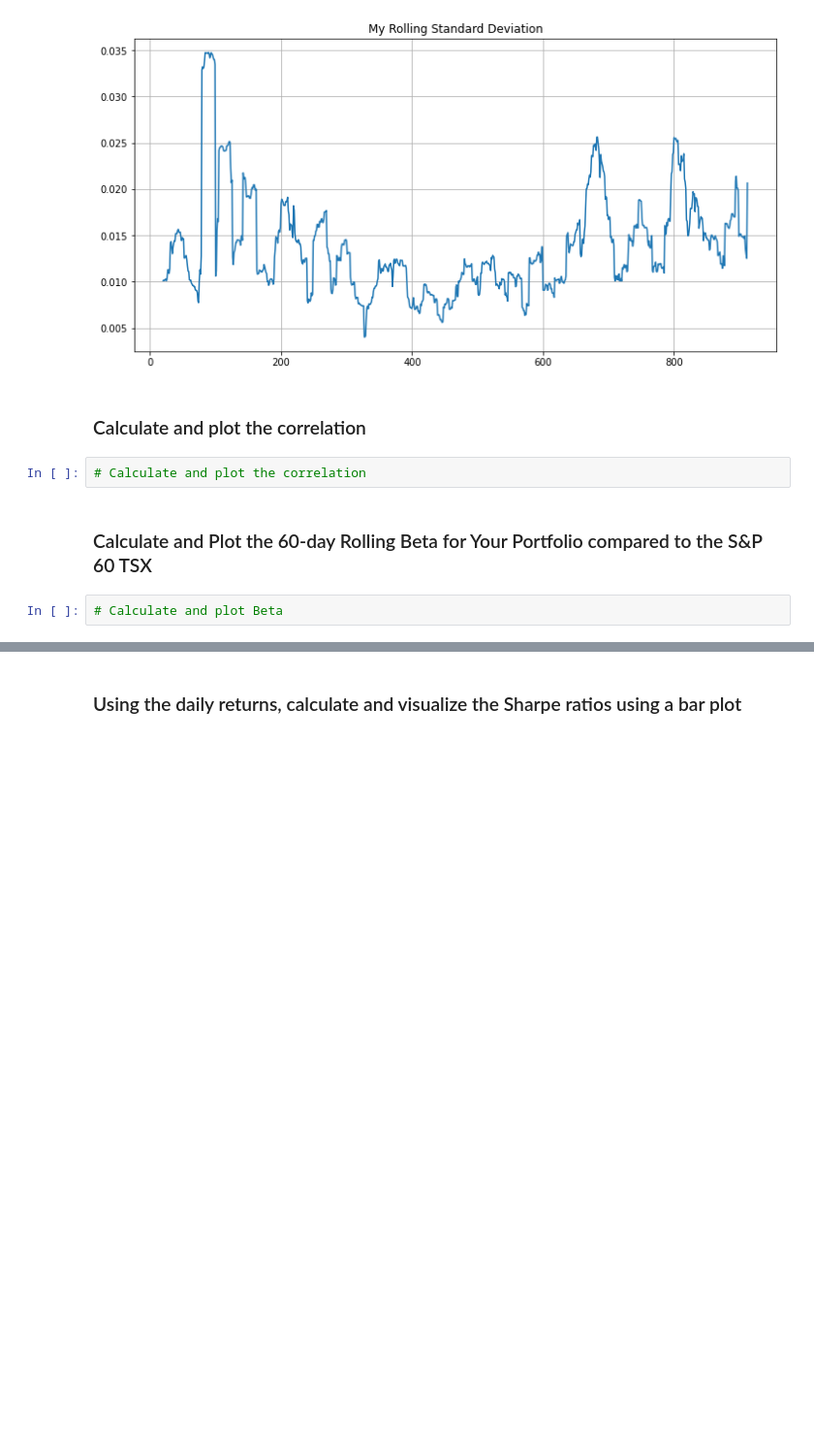
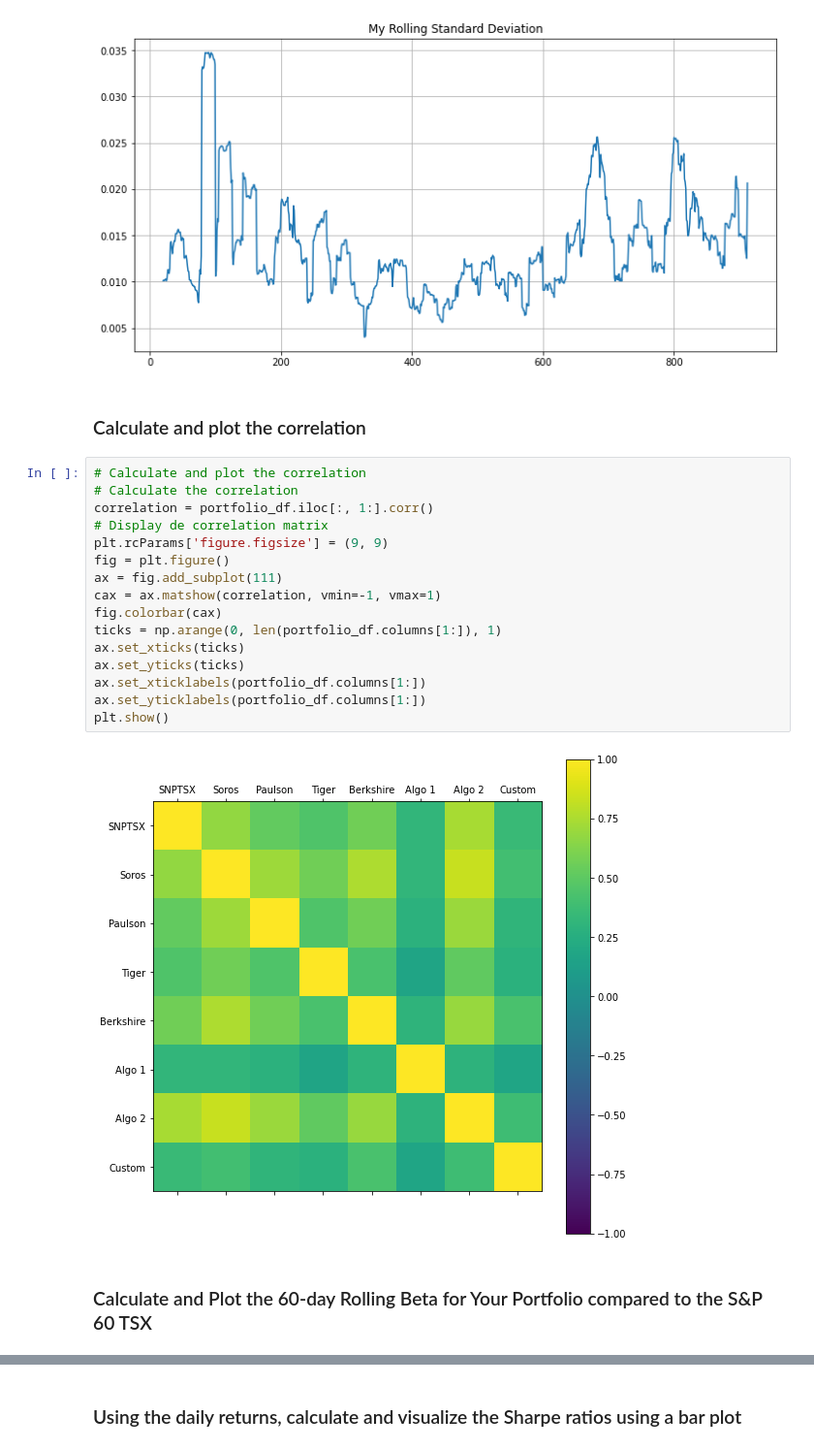
Before and after one commit to 2KAbhishek/whaleport, a Jupyter notebook: whaleport.ipynb, the cells around one changed output, grey strips where cells are left out. Shown at 97% size. Drawn from its saved outputs; the diff is of its cells as text; blank space fills up the shorter version.

```diff
--- a/whaleport.ipynb
+++ b/whaleport.ipynb
@@ -464,9 +460,23 @@ my_rolling_std.plot(figsize=(12,6), title='My Rolling Standard Deviation', grid=
 [figure]
 # %% [markdown]
 ### Calculate and plot the correlation
-# %%
-# Calculate and plot the correlation
+# %%
+# Calculate and plot the correlation
+# Calculate the correlation
+correlation = portfolio_df.iloc[:, 1:].corr()
+# Display de correlation matrix
+plt.rcParams['figure.figsize'] = (9, 9)
+fig = plt.figure()
+ax = fig.add_subplot(111)
+cax = ax.matshow(correlation, vmin=-1, vmax=1)
+fig.colorbar(cax)
+ticks = np.arange(0, len(portfolio_df.columns[1:]), 1)
+ax.set_xticks(ticks)
+ax.set_yticks(ticks)
+ax.set_xticklabels(portfolio_df.columns[1:])
+ax.set_yticklabels(portfolio_df.columns[1:])
+plt.show()
+# %% [output]
+[figure, added]
 # %% [markdown]
 ### Calculate and Plot the 60-day Rolling Beta for Your Portfolio compared to the S&P 60 TSX
-# %%
-# Calculate and plot Beta
```
Also changed, not shown: parts of 4 cells of this notebook.
